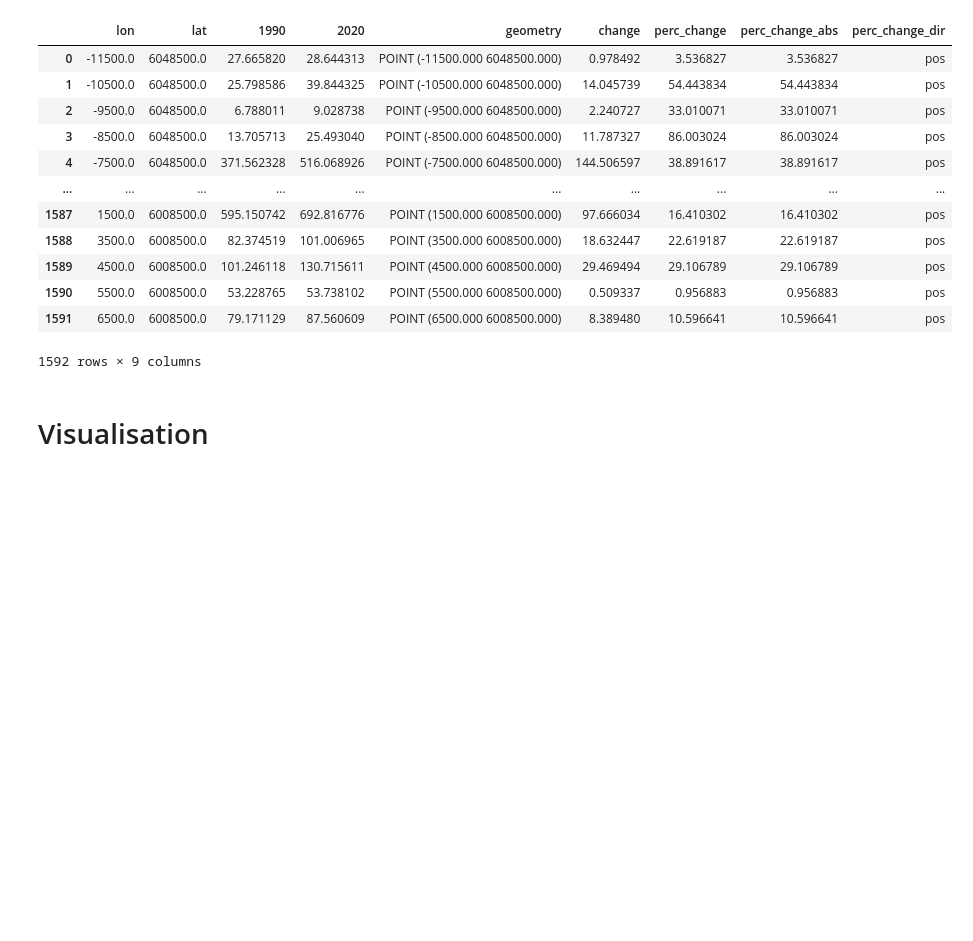
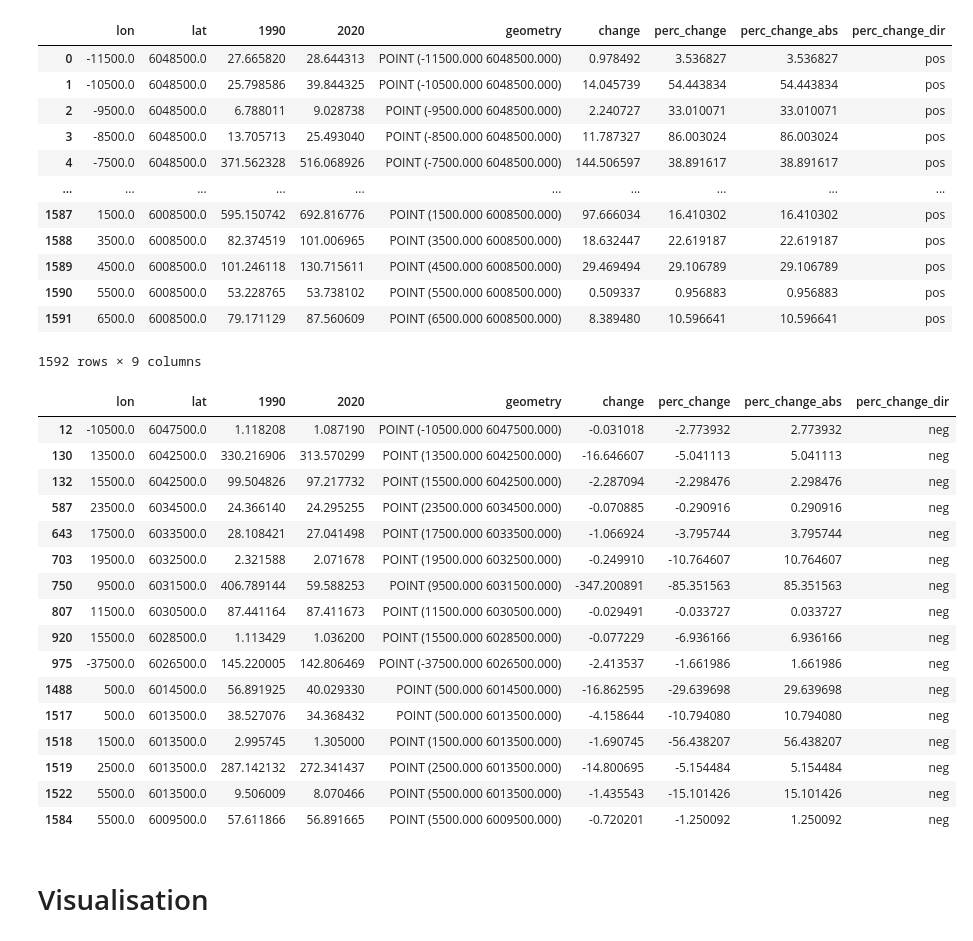
Before and after one commit to Lisa-Ho/30-day-map-challenge, a Jupyter notebook: 2023/Day29-population/population.ipynb, the cells around one changed output. Drawn from its saved outputs; the diff is of its cells as text; code cells hidden in the pictures; blank space fills up the shorter version.

```diff
--- a/2023/Day29-population/population.ipynb
+++ b/2023/Day29-population/population.ipynb
@@ -150,5 +156,25 @@ gdf
 | 1590 | 5500.0 | 6008500.0 | 53.228765 | 53.738102 | POINT (5500.000 6008500.000) | 0.509337 | 0.956883 | 0.956883 | pos |
 | 1591 | 6500.0 | 6008500.0 | 79.171129 | 87.560609 | POINT (6500.000 6008500.000) | 8.389480 | 10.596641 | 10.596641 | pos |
 1592 rows × 9 columns
+# %%
+gdf[gdf["perc_change_dir"]=="neg"]
+# %% [output]
+|  | lon | lat | 1990 | 2020 | geometry | change | perc_change | perc_change_abs | perc_change_dir |
+| 12 | -10500.0 | 6047500.0 | 1.118208 | 1.087190 | POINT (-10500.000 6047500.000) | -0.031018 | -2.773932 | 2.773932 | neg |
+| 130 | 13500.0 | 6042500.0 | 330.216906 | 313.570299 | POINT (13500.000 6042500.000) | -16.646607 | -5.041113 | 5.041113 | neg |
+| 132 | 15500.0 | 6042500.0 | 99.504826 | 97.217732 | POINT (15500.000 6042500.000) | -2.287094 | -2.298476 | 2.298476 | neg |
+| 587 | 23500.0 | 6034500.0 | 24.366140 | 24.295255 | POINT (23500.000 6034500.000) | -0.070885 | -0.290916 | 0.290916 | neg |
+| 643 | 17500.0 | 6033500.0 | 28.108421 | 27.041498 | POINT (17500.000 6033500.000) | -1.066924 | -3.795744 | 3.795744 | neg |
+| 703 | 19500.0 | 6032500.0 | 2.321588 | 2.071678 | POINT (19500.000 6032500.000) | -0.249910 | -10.764607 | 10.764607 | neg |
+| 750 | 9500.0 | 6031500.0 | 406.789144 | 59.588253 | POINT (9500.000 6031500.000) | -347.200891 | -85.351563 | 85.351563 | neg |
+| 807 | 11500.0 | 6030500.0 | 87.441164 | 87.411673 | POINT (11500.000 6030500.000) | -0.029491 | -0.033727 | 0.033727 | neg |
+| 920 | 15500.0 | 6028500.0 | 1.113429 | 1.036200 | POINT (15500.000 6028500.000) | -0.077229 | -6.936166 | 6.936166 | neg |
+| 975 | -37500.0 | 6026500.0 | 145.220005 | 142.806469 | POINT (-37500.000 6026500.000) | -2.413537 | -1.661986 | 1.661986 | neg |
+| 1488 | 500.0 | 6014500.0 | 56.891925 | 40.029330 | POINT (500.000 6014500.000) | -16.862595 | -29.639698 | 29.639698 | neg |
+| 1517 | 500.0 | 6013500.0 | 38.527076 | 34.368432 | POINT (500.000 6013500.000) | -4.158644 | -10.794080 | 10.794080 | neg |
+| 1518 | 1500.0 | 6013500.0 | 2.995745 | 1.305000 | POINT (1500.000 6013500.000) | -1.690745 | -56.438207 | 56.438207 | neg |
+| 1519 | 2500.0 | 6013500.0 | 287.142132 | 272.341437 | POINT (2500.000 6013500.000) | -14.800695 | -5.154484 | 5.154484 | neg |
+| 1522 | 5500.0 | 6013500.0 | 9.506009 | 8.070466 | POINT (5500.000 6013500.000) | -1.435543 | -15.101426 | 15.101426 | neg |
+| 1584 | 5500.0 | 6009500.0 | 57.611866 | 56.891665 | POINT (5500.000 6009500.000) | -0.720201 | -1.250092 | 1.250092 | neg |
 # %% [markdown]
 # Visualisation
```
Also changed, not shown: parts of 7 cells of this notebook.
